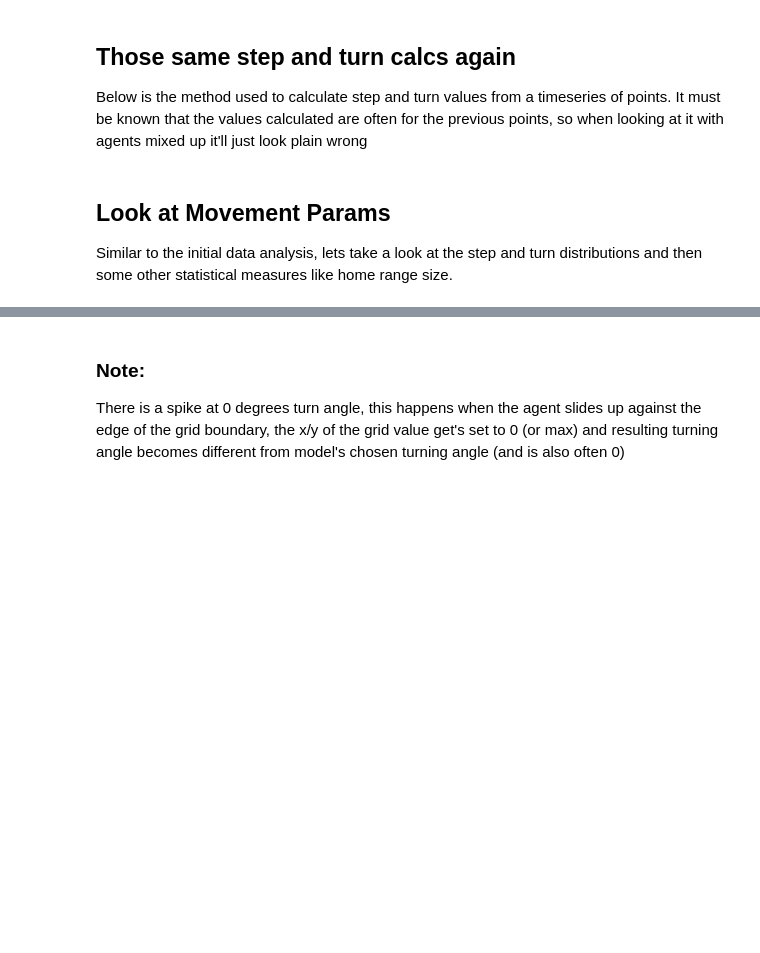
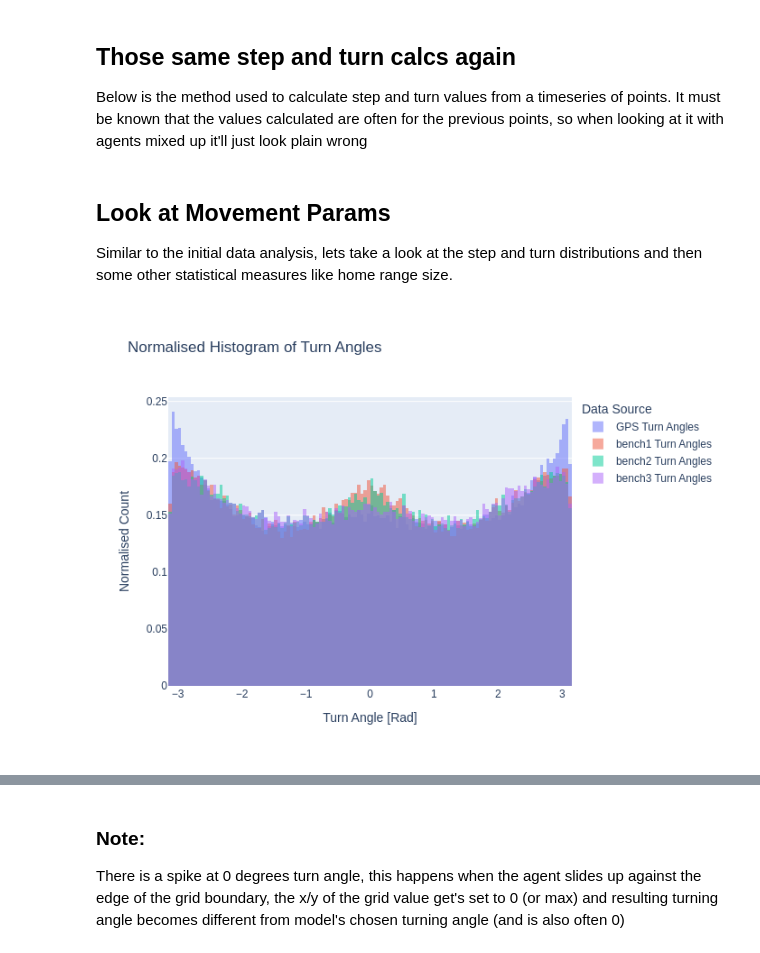
Before and after one commit to GMU-GeoSciences/Repast4pyModels, a Jupyter notebook: Notebooks/04-Post ABM Run.ipynb, the cells around one changed output, grey strips where cells are left out. Cells and saved outputs as stored; diff of their text form; code cells hidden in the pictures; blank space fills up the shorter version.

```diff
--- a/Notebooks/04-Post ABM Run.ipynb
+++ b/Notebooks/04-Post ABM Run.ipynb
@@ -403,20 +395,24 @@ def calc_heading(lon_1, lat_1,
 
     turn_angle = np.mod(turn_angle + np.pi, 2*np.pi) - np.pi
 
-    return turn_angle
+    return np.degrees(turn_angle)
+
+def calc_return_home(row):
+    heading_to_centroid_recalc =np.arctan2(row['x_centroid'] - row['x'], row['y_centroid'] - row['y'])
+
+    if heading_to_centroid_recalc < 0.0:
+        heading_to_centroid_recalc +=np.pi*2
+    return  np.degrees(heading_to_centroid_recalc)
 
 def calc_step_and_turn(gdf_sim):
-    gdf_sim = gdf_sim.to_crs('5070')
-    gdf_sim['lon'] = gdf_sim.geometry.x
-    gdf_sim['lat'] = gdf_sim.geometry.y
     gdf_sim = gdf_sim.to_crs(sim_projection)
 
     gdf_sim['geometry_prev'] = gdf_sim.groupby('ID')['geometry'].shift(1)
     gdf_sim['geometry_next'] = gdf_sim.groupby('ID')['geometry'].shift(-1)
     gdf_sim = gdf_sim.dropna(subset=['geometry_prev','geometry_next'])
 
-    gdf_sim['step_distance'] = gdf_sim.distance(gdf_sim['geometry_next'])
-    gdf_sim['turn_angle']  = gdf_sim.apply(lambda row: calc_heading(row['geometry_prev'].x, row['geometry_prev'].y,
+    gdf_sim['step_distance_recalc'] = gdf_sim.distance(gdf_sim['geometry_next'])
+    gdf_sim['turn_angle_recalc']  = gdf_sim.apply(lambda row: calc_heading(row['geometry_prev'].x, row['geometry_prev'].y,
                                                                     row['geometry'].x, row['geometry'].y,
                                                                     row['geometry_next'].x, row['geometry_next'].y,
                                                                     ), axis=1)
@@ -427,8 +423,6 @@ def calc_step_and_turn(gdf_sim):
 ## Look at Movement Params
 
 Similar to the initial data analysis, lets take a look at the step and turn distributions and then some other statistical measures like home range size.
-# %%
-gdf_sim = calc_step_and_turn(gdf_sim)
 # %%
 
 fig = go.Figure()
@@ -439,38 +433,40 @@ fig.add_trace(go.Histogram(x=gdf_gps["turn_angle"].dropna(),
 
 for filepath in gdf_sim['filename'].unique():
     df = gdf_sim[gdf_sim['filename'] == filepath]
-
-    fig.add_trace(go.Histogram(x=df["turn_angle"].dropna(),
+    df = calc_step_and_turn(df)
+    fig.add_trace(go.Histogram(x=np.radians(df["turn"]).dropna(),
                                histnorm='probability density',
                                name = f'{filepath} Turn Angles'))
 
-# fig.update_traces(xbins=dict( # bins used for histogram
-#         start=-3.15,
-#         end=3.15,
-#         size=0.05
-#     ))
+fig.update_traces(xbins=dict( # bins used for histogram
+        start=-3.15,
+        end=3.15,
+        size=0.05
+    ))
 
 fig.update_layout(
     title=dict(
         text="Normalised Histogram of Turn Angles"
     ),
     yaxis=dict(
         title=dict(
             text="Normalised Count"
         )
     ),
     xaxis=dict(
         title=dict(
             text="Turn Angle [Rad]"
         )
     ),
     legend=dict(
         title=dict(
             text="Data Source"
         )
     ),
 )
 fig.update_layout(barmode='overlay')
 fig.update_traces(opacity=0.5)
 
 fig.show()
+# %% [output]
+[figure, added]
```
Also changed, not shown: parts of 32 cells of this notebook, 49 other files.
